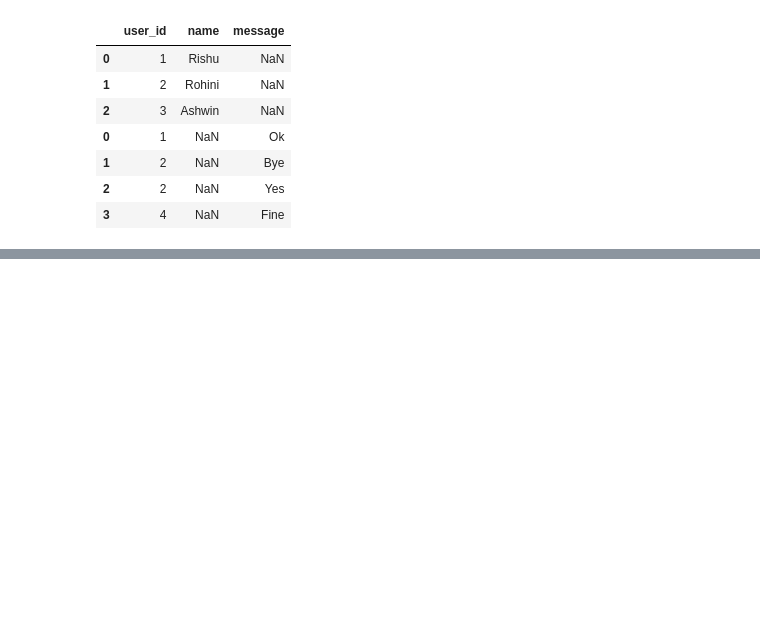
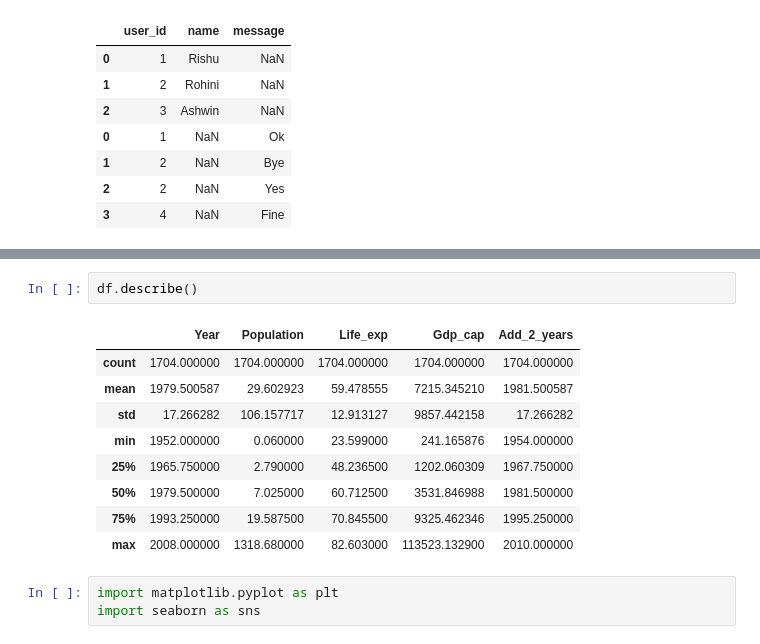
Before and after one commit to naynishb/farmers_market, a Jupyter notebook: mit/pandas.ipynb, the cells around one changed output, grey strips where cells are left out. Drawn from its saved outputs; the diff is of its cells as text; blank space fills up the shorter version.

```diff
--- a/mit/pandas.ipynb
+++ b/mit/pandas.ipynb
@@ -553,0 +643,15 @@ pd.concat([users,msgs],axis = 0)
+# %%
+df.describe()
+# %% [output]
+|  | Year | Population | Life_exp | Gdp_cap | Add_2_years |
+| count | 1704.000000 | 1704.000000 | 1704.000000 | 1704.000000 | 1704.000000 |
+| mean | 1979.500587 | 29.602923 | 59.478555 | 7215.345210 | 1981.500587 |
+| std | 17.266282 | 106.157717 | 12.913127 | 9857.442158 | 17.266282 |
+| min | 1952.000000 | 0.060000 | 23.599000 | 241.165876 | 1954.000000 |
+| 25% | 1965.750000 | 2.790000 | 48.236500 | 1202.060309 | 1967.750000 |
+| 50% | 1979.500000 | 7.025000 | 60.712500 | 3531.846988 | 1981.500000 |
+| 75% | 1993.250000 | 19.587500 | 70.845500 | 9325.462346 | 1995.250000 |
+| max | 2008.000000 | 1318.680000 | 82.603000 | 113523.132900 | 2010.000000 |
+# %%
+import matplotlib.pyplot as plt
+import seaborn as sns
```
Also changed, not shown: parts of 20 cells of this notebook, 1 other file.
